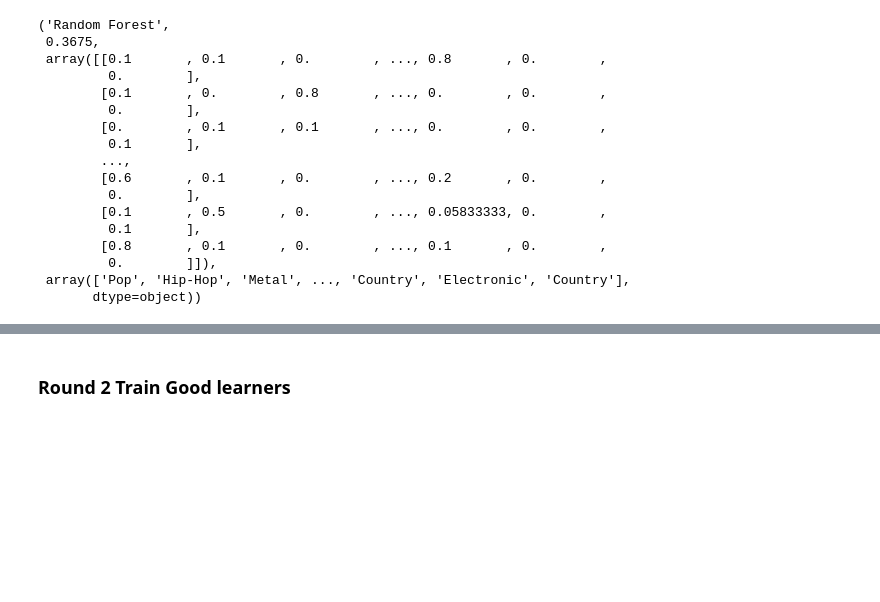
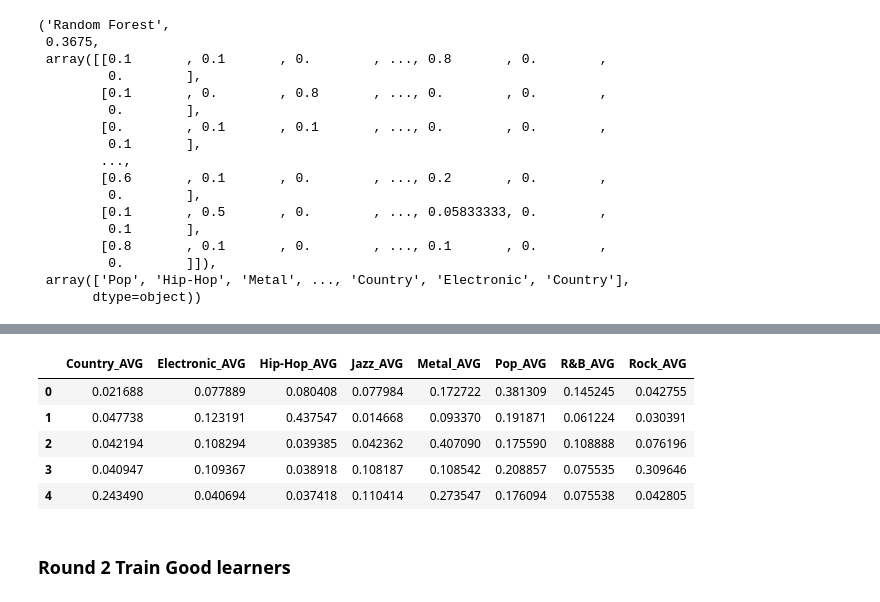
Before and after one commit to Botafogo1894/Model_Stacking, a Jupyter notebook: Newest_Stacker.ipynb, the cells around one changed output, grey strips where cells are left out. Cells and saved outputs as stored; diff of their text form; code cells hidden in the pictures; blank space fills up the shorter version.

```diff
--- a/Newest_Stacker.ipynb
+++ b/Newest_Stacker.ipynb
@@ -400,5 +399,14 @@ classes
 R1_AVG_Scores = (X1_scores[0][2] + X1_scores[1][2] + X1_scores[2][2])/3
 R1_df =  pd.DataFrame(R1_AVG_Scores, columns = [item + "_AVG" for item in classes])
+# %%
+R1_df.head()
+# %% [output]
+|  | Country_AVG | Electronic_AVG | Hip-Hop_AVG | Jazz_AVG | Metal_AVG | Pop_AVG | R&B_AVG | Rock_AVG |
+| 0 | 0.021688 | 0.077889 | 0.080408 | 0.077984 | 0.172722 | 0.381309 | 0.145245 | 0.042755 |
+| 1 | 0.047738 | 0.123191 | 0.437547 | 0.014668 | 0.093370 | 0.191871 | 0.061224 | 0.030391 |
+| 2 | 0.042194 | 0.108294 | 0.039385 | 0.042362 | 0.407090 | 0.175590 | 0.108888 | 0.076196 |
+| 3 | 0.040947 | 0.109367 | 0.038918 | 0.108187 | 0.108542 | 0.208857 | 0.075535 | 0.309646 |
+| 4 | 0.243490 | 0.040694 | 0.037418 | 0.110414 | 0.273547 | 0.176094 | 0.075538 | 0.042805 |
 # %%
 from sklearn.model_selection import train_test_split
 X2_train, X2_test, y2_train, y2_test = train_test_split(X2, y2, test_size=0.2, random_state=18)
```
Also changed, not shown: parts of 17 cells of this notebook.
